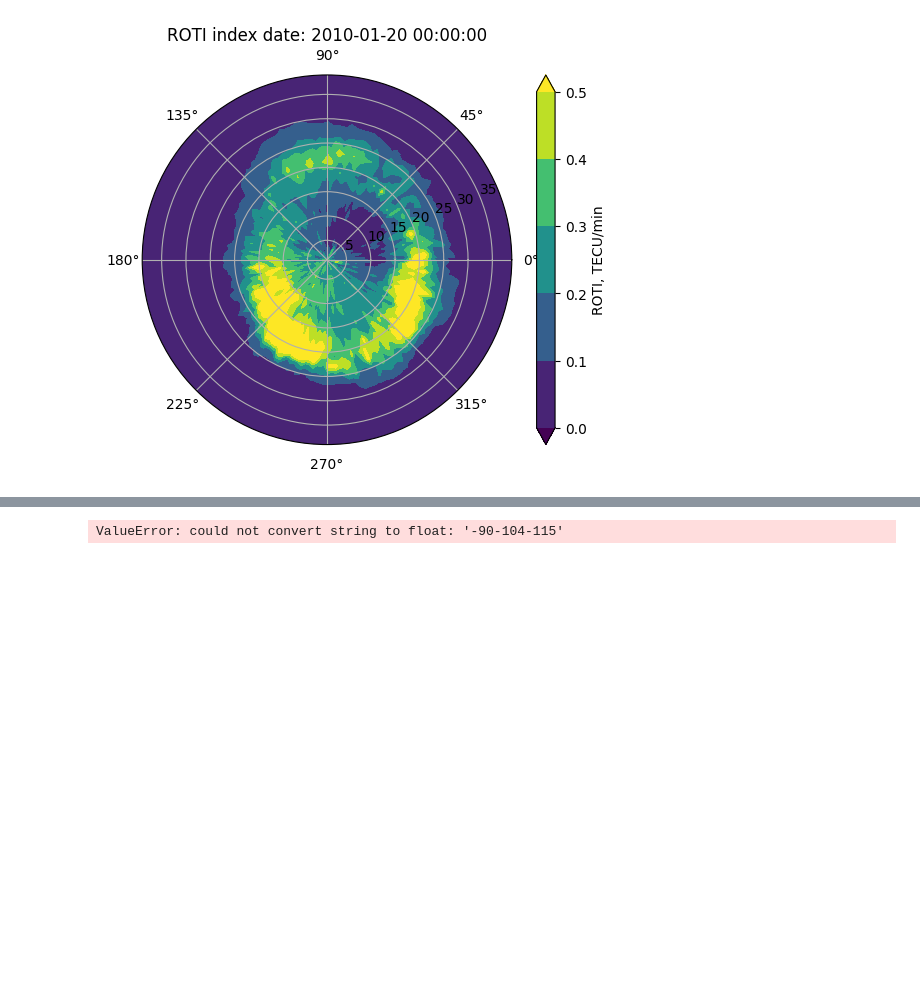
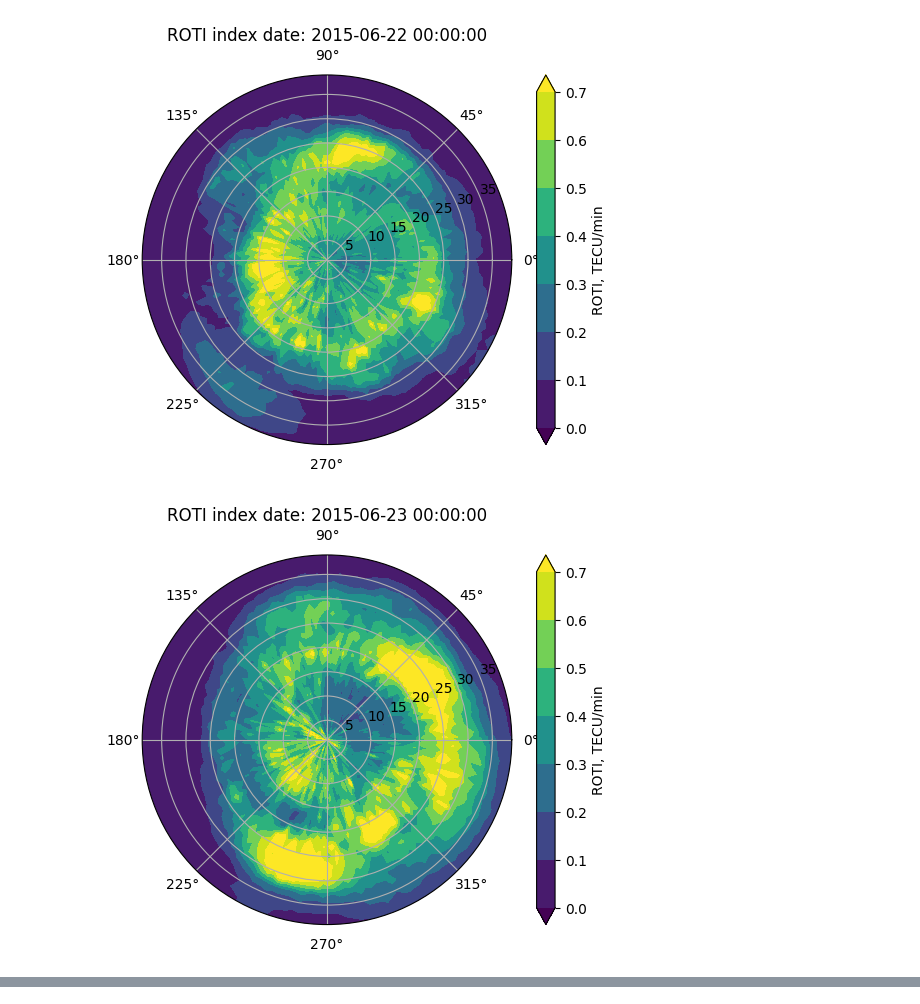
Before and after one commit to NasonovIvan/ROTI-map-prediction, a Jupyter notebook: src/roti.ipynb, the cells around one changed output, grey strips where cells are left out. Drawn from its saved outputs; the diff is of its cells as text; code cells hidden in the pictures; blank space fills up the shorter version.

Commit message:
dst data is read - done

```diff
--- a/src/roti.ipynb
+++ b/src/roti.ipynb
@@ -39,7 +39,7 @@ def plot_data_roti(date, lons, lats, map):
 
     fig1 = plt.figure()
     ax = fig1.add_subplot(111, projection='polar')
-    levels = np.arange(0, 0.6, 0.1)
+    levels = np.arange(0, 0.8, 0.1)
     cc = ax.contourf(np.deg2rad(lons), 90. - lats, map, levels=levels, extend='both')
 
     plt.title("ROTI index date: " + str(date))
@@ -73,7 +73,11 @@ def read_dst(filename):
             date.append(year)
             dst_daily.append(date)
 
-            index_string = line[21:117]
+            if len(line) > 121:
+                index_string = line[21:len(line)]
+            else:
+                index_string = line[21:120]
+            # index_string = line[21:117]
             # print(index_string)
             # print(type(index_string))
             index_value = index_string.split()
@@ -81,6 +85,7 @@ def read_dst(filename):
                 val = float(value.decode())
                 dst_daily.append(val)
             # print(type(index_value))
+            dst_daily.pop(-1)
             dst_arr.append(dst_daily)
             # date = datetime(year, month, day)
 
@@ -101,23 +106,24 @@ def read_kp(filename):
 # %%
 # example of ROTI map
 # doy = ["020", "021", "022", "023", "024"]
-doy = ["020"]
+doy = ["173", "174", "175"]
 all_maps = []
 
 for day in doy:
-    filename = '../data/roti/2010-2020/roti' + day + '0.10f'
+    filename = '../data/roti/2010-2020/roti' + day + '0.15f'
 
     lats = []
     rows = []
 
     date, lats, map = read_roti(filename)
 
     all_maps.append(map)
     all_map = np.mean(all_maps, axis=0)
     # print("all_map:\n", all_map.shape[1])
     lons = np.linspace(1, 361, all_map.shape[1])
     # lons = np.linspace(1, 361, 180)
     # print("lons:\n", lons)
     plot_data_roti(date, lons, lats, map)
 # %% [output]
-[figure, old version]
+[figure, new version]
+[figure, added]
@@ -124,7 +131,3 @@ for day in doy:
 # %%
 file_dst = '../data/dst/WWW_dstae03359771.dat.txt'
-read_dst(file_dst)
-# grep -e "[0-9]-[0-9]" WWW_dstae03359771.dat.txt
-# поставить скриптом пробелы где встречаются отрицательные трехзнаяные числа
+dst_data = read_dst(file_dst)
-# %% [output]
-ValueError: could not convert string to float: '-90-104-115'
```
Also changed, not shown: parts of 1 cell of this notebook, 1 other file.
